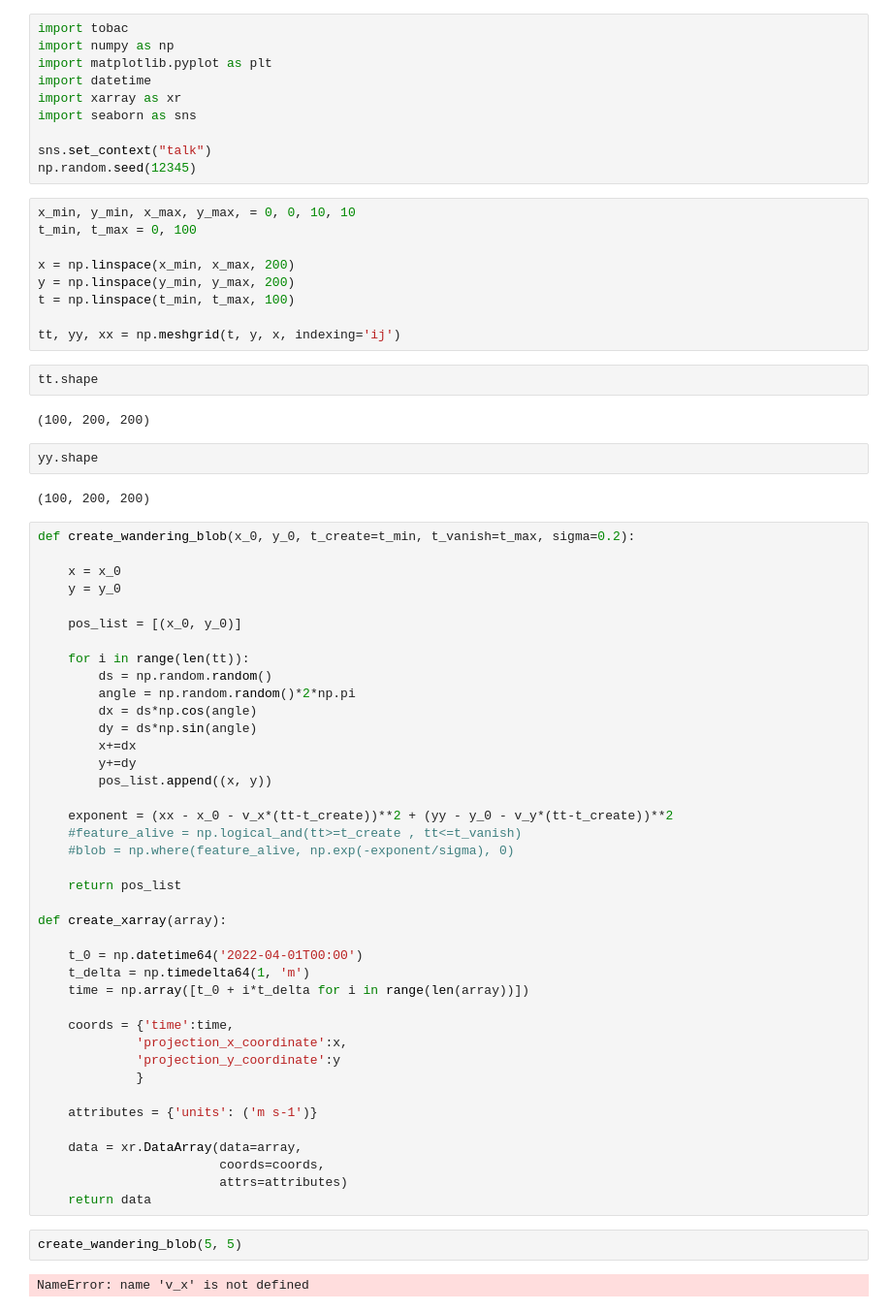
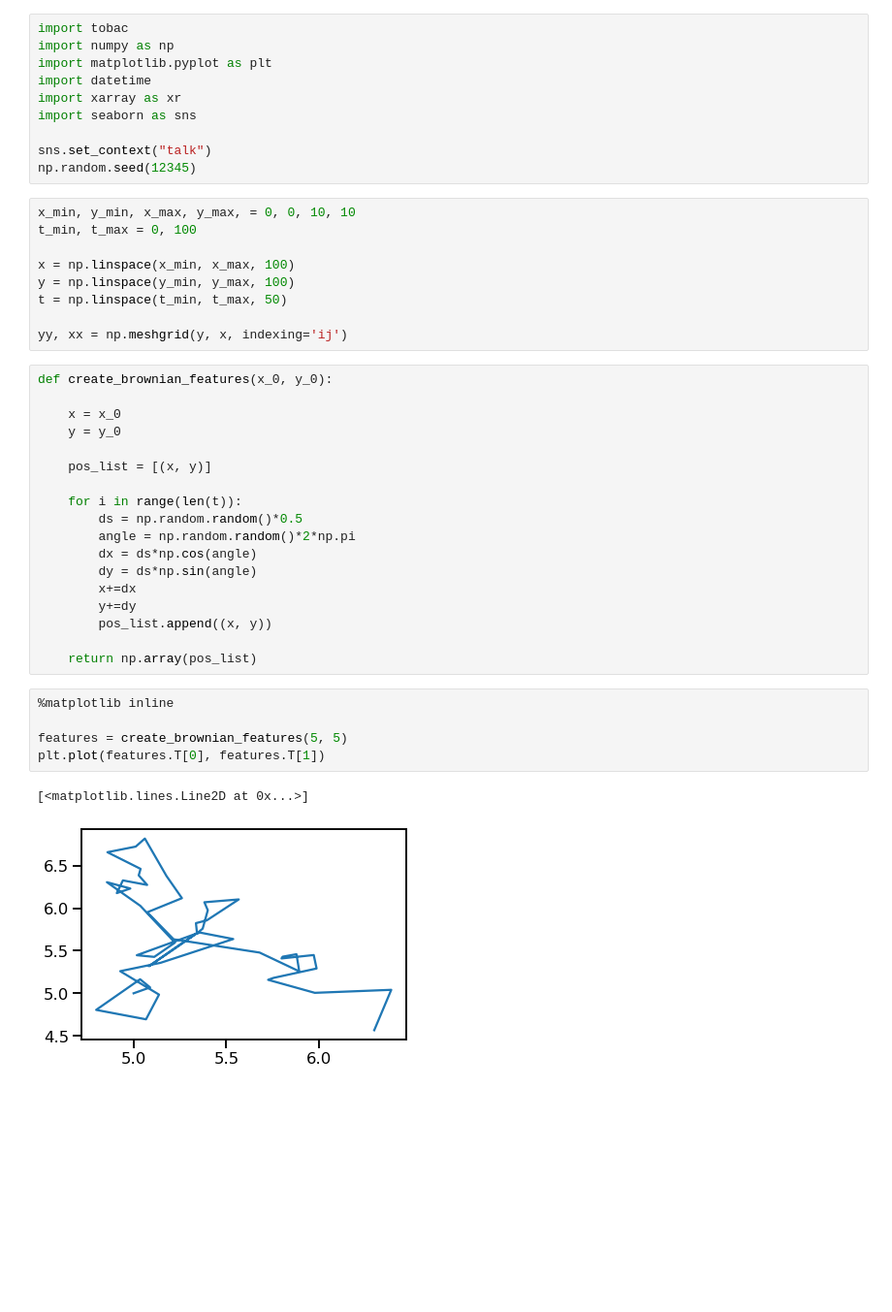
Before and after one commit to tobac-project/tobac-tutorials, a Jupyter notebook: tutorials/Basics/Idealized-Case-3_Brownian_Motion_of_Cells.ipynb, the cells around one changed output. Shown at 97% size. Saved outputs shown, nothing was run; the diff lists cells and outputs as text; blank space fills up the shorter version.

```diff
--- a/tutorials/Basics/Idealized-Case-3_Brownian_Motion_of_Cells.ipynb
+++ b/tutorials/Basics/Idealized-Case-3_Brownian_Motion_of_Cells.ipynb
@@ -22,29 +22,21 @@ np.random.seed(12345)
 x_min, y_min, x_max, y_max, = 0, 0, 10, 10
 t_min, t_max = 0, 100
 
-x = np.linspace(x_min, x_max, 200)
-y = np.linspace(y_min, y_max, 200)
-t = np.linspace(t_min, t_max, 100)
+x = np.linspace(x_min, x_max, 100)
+y = np.linspace(y_min, y_max, 100)
+t = np.linspace(t_min, t_max, 50)
 
-tt, yy, xx = np.meshgrid(t, y, x, indexing='ij')
+yy, xx = np.meshgrid(y, x, indexing='ij')
-# %%
-tt.shape
-# %% [output]
-(100, 200, 200)
-# %%
-yy.shape
-# %% [output]
-(100, 200, 200)
 # %%
-def create_wandering_blob(x_0, y_0, t_create=t_min, t_vanish=t_max, sigma=0.2):
+def create_brownian_features(x_0, y_0):
 
     x = x_0
     y = y_0
 
-    pos_list = [(x_0, y_0)]
+    pos_list = [(x, y)]
 
-    for i in range(len(tt)):
-        ds = np.random.random()
+    for i in range(len(t)):
+        ds = np.random.random()*0.5
         angle = np.random.random()*2*np.pi
         dx = ds*np.cos(angle)
         dy = ds*np.sin(angle)
@@ -52,30 +44,12 @@ def create_wandering_blob(x_0, y_0, t_create=t_min, t_vanish=t_max, sigma=0.2):
         y+=dy
         pos_list.append((x, y))
 
-    exponent = (xx - x_0 - v_x*(tt-t_create))**2 + (yy - y_0 - v_y*(tt-t_create))**2
-    #feature_alive = np.logical_and(tt>=t_create , tt<=t_vanish)
-    #blob = np.where(feature_alive, np.exp(-exponent/sigma), 0)
-
-    return pos_list
-
-def create_xarray(array):
-
-    t_0 = np.datetime64('2022-04-01T00:00')
-    t_delta = np.timedelta64(1, 'm')
-    time = np.array([t_0 + i*t_delta for i in range(len(array))])
-
-    coords = {'time':time,
-             'projection_x_coordinate':x,
-             'projection_y_coordinate':y
-             }
-
-    attributes = {'units': ('m s-1')}
-
-    data = xr.DataArray(data=array,
-                        coords=coords,
-                        attrs=attributes)
-    return data
+    return np.array(pos_list)
 # %%
-create_wandering_blob(5, 5)
+%matplotlib inline
+
+features = create_brownian_features(5, 5)
+plt.plot(features.T[0], features.T[1])
 # %% [output]
-NameError: name 'v_x' is not defined
+[<matplotlib.lines.Line2D at 0x...>]
+[figure, added]
```
Also changed, not shown: parts of 11 cells of this notebook, 1 other file.
